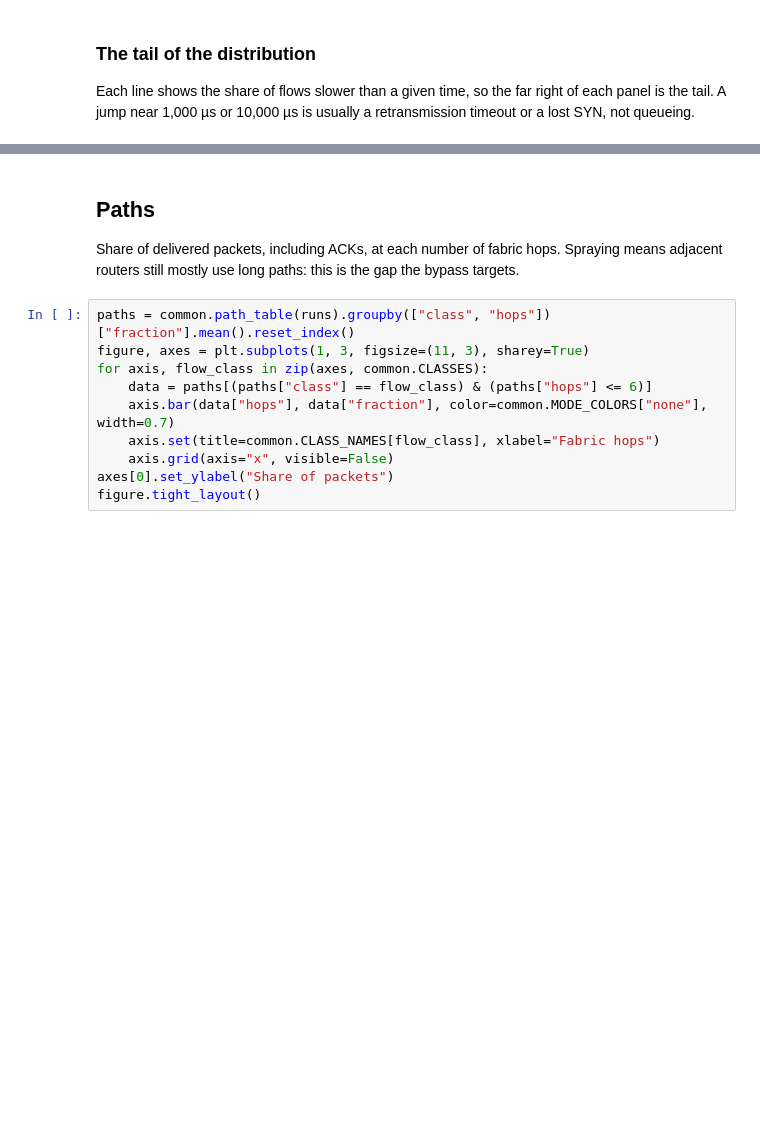
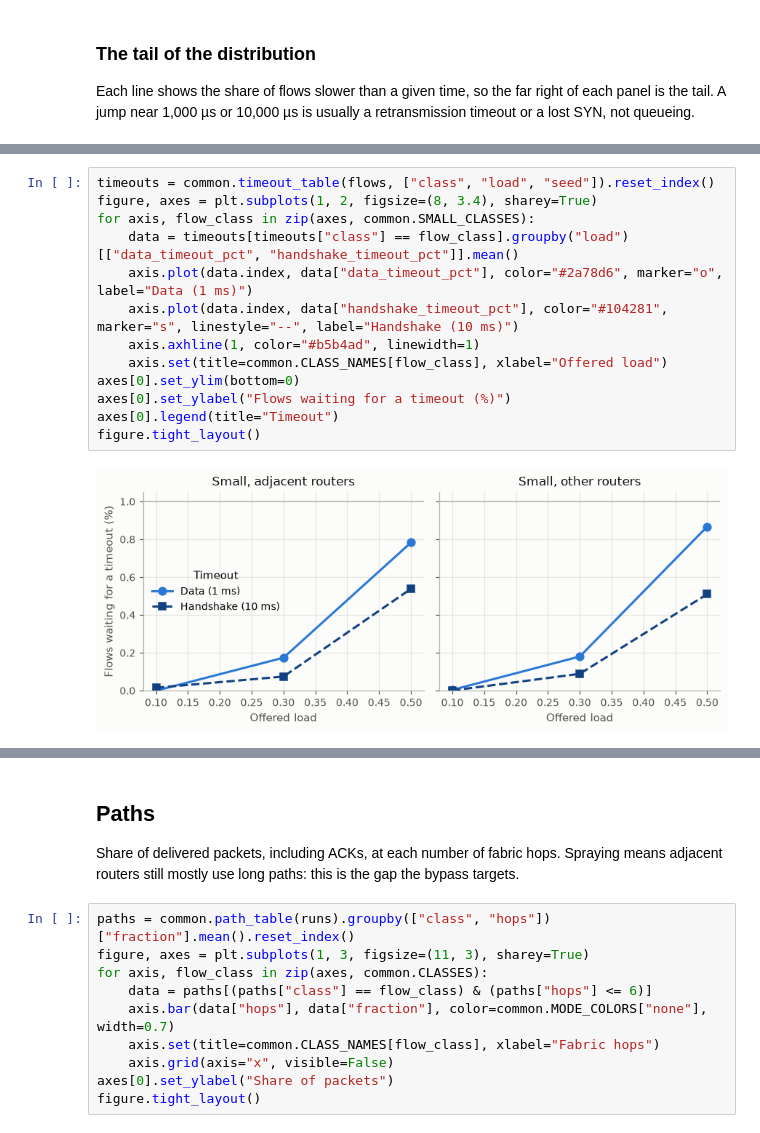
Before and after one commit to VincentNguyenDuc/spraypoint-flow-bypass, a Jupyter notebook: experiments/analysis/01-baseline.ipynb, the cells around one changed output, grey strips where cells are left out. Saved outputs shown, nothing was run; the diff lists cells and outputs as text; blank space fills up the shorter version.

```diff
--- a/experiments/analysis/01-baseline.ipynb
+++ b/experiments/analysis/01-baseline.ipynb
@@ -66,0 +113,15 @@ figure.tight_layout()
+# %%
+timeouts = common.timeout_table(flows, ["class", "load", "seed"]).reset_index()
+figure, axes = plt.subplots(1, 2, figsize=(8, 3.4), sharey=True)
+for axis, flow_class in zip(axes, common.SMALL_CLASSES):
+    data = timeouts[timeouts["class"] == flow_class].groupby("load")[["data_timeout_pct", "handshake_timeout_pct"]].mean()
+    axis.plot(data.index, data["data_timeout_pct"], color="#2a78d6", marker="o", label="Data (1 ms)")
+    axis.plot(data.index, data["handshake_timeout_pct"], color="#104281", marker="s", linestyle="--", label="Handshake (10 ms)")
+    axis.axhline(1, color="#b5b4ad", linewidth=1)
+    axis.set(title=common.CLASS_NAMES[flow_class], xlabel="Offered load")
+axes[0].set_ylim(bottom=0)
+axes[0].set_ylabel("Flows waiting for a timeout (%)")
+axes[0].legend(title="Timeout")
+figure.tight_layout()
+# %% [output]
+[figure, added]
```
Also changed, not shown: parts of 13 cells of this notebook, 12 other files.
